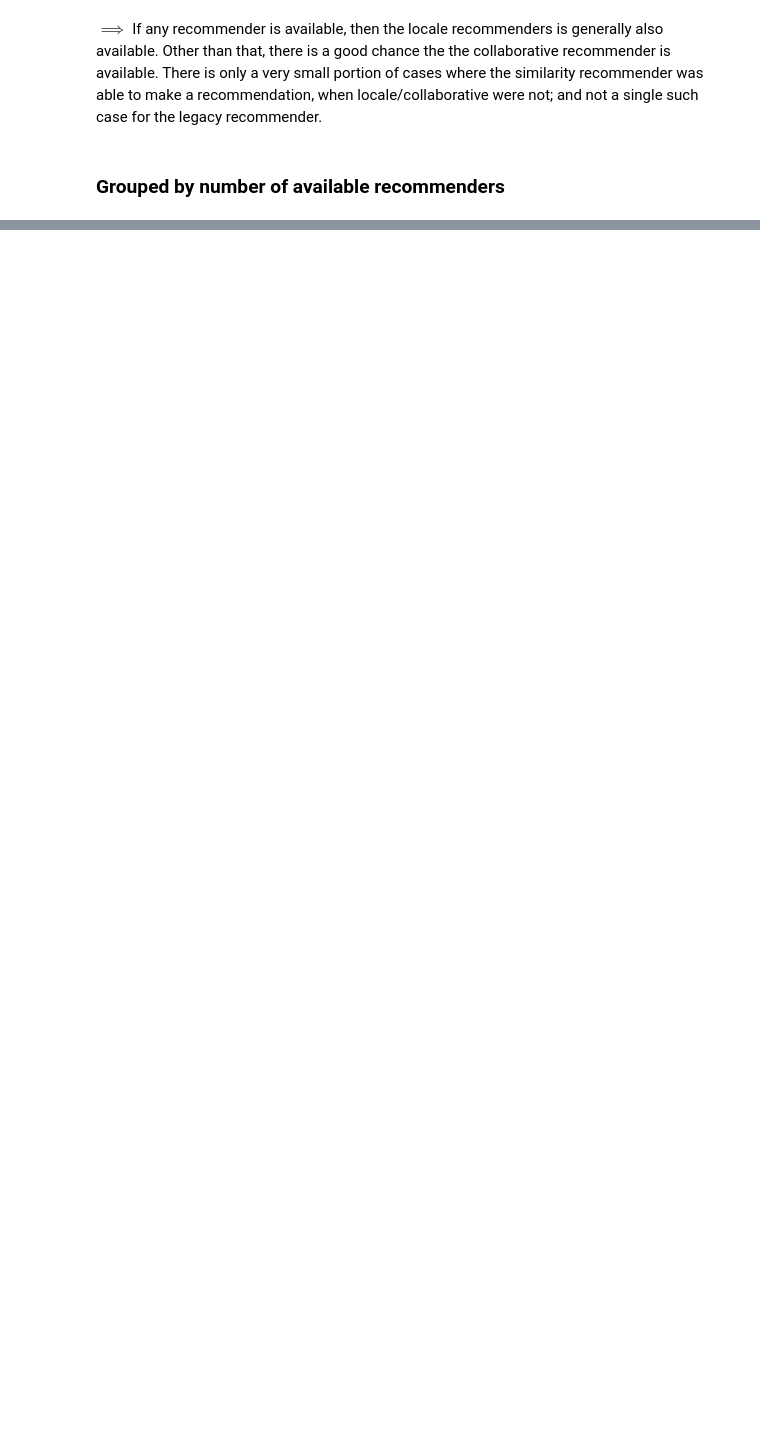
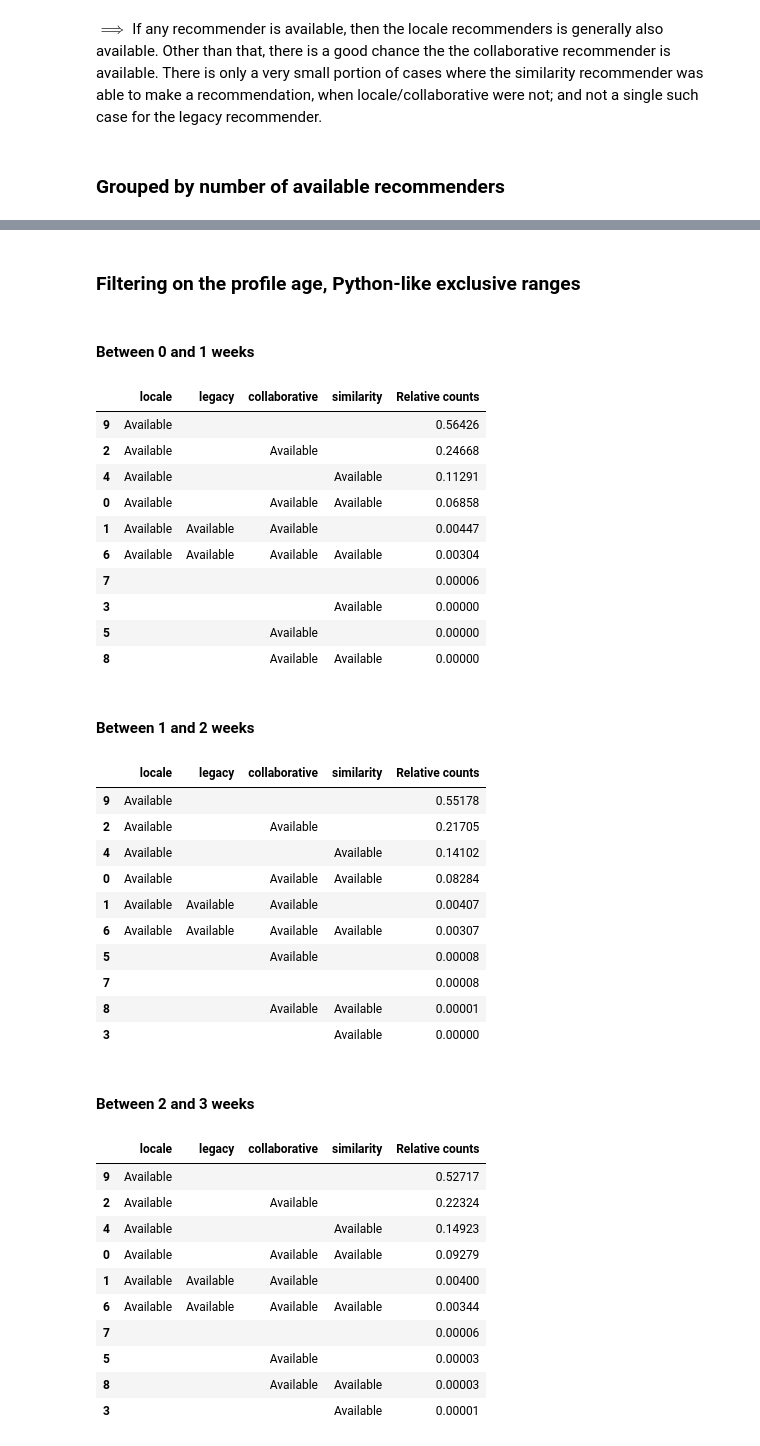
Before and after one commit to florian/taar-prototyping, a Jupyter notebook: evaluation.ipynb, the cells around one changed output, grey strips where cells are left out. Saved outputs shown, nothing was run; the diff lists cells and outputs as text; code cells hidden in the pictures; blank space fills up the shorter version.

```diff
--- a/evaluation.ipynb
+++ b/evaluation.ipynb
@@ -276,0 +341,67 @@ for num, group in groupby(sorted(results.keys(), key=sum), sum):
+# %%
+def display_individual_filtered_results(conditioned_results, combinations):
+    display(Markdown("### Filtering on the profile age, Python-like exclusive ranges"))
+
+    counts = []
+    titles = []
+
+    columns = recommenders.keys() + ["Relative counts"]
+
+    for key in conditions:
+        sub_results = conditioned_results[key]
+        values = [sub_results[sub_key] for sub_key in combinations]
+        summed = sum(values)
+
+        sub_counts = get_relative_counts(values, summed)
+        data = format_data(combinations, [sub_counts])
+        counts.append(sub_counts)
+
+        title = "Between %d and %d weeks" % key
+        titles.append(title)
+        display(Markdown("#### %s" % title))
+
+        df = DataFrame(columns=columns, data=data)
+        df = sorted_dataframe(df, values)
+        display(df)
+
+    return counts, titles
+# %%
+counts, titles = display_individual_filtered_results(conditioned_results, combinations)
+# %% [output]
+### Filtering on the profile age, Python-like exclusive ranges
+#### Between 0 and 1 weeks
+|  | locale | legacy | collaborative | similarity | Relative counts |
+| 9 | Available |  |  |  | 0.56426 |
+| 2 | Available |  | Available |  | 0.24668 |
+| 4 | Available |  |  | Available | 0.11291 |
+| 0 | Available |  | Available | Available | 0.06858 |
+| 1 | Available | Available | Available |  | 0.00447 |
+| 6 | Available | Available | Available | Available | 0.00304 |
+| 7 |  |  |  |  | 0.00006 |
+| 3 |  |  |  | Available | 0.00000 |
+| 5 |  |  | Available |  | 0.00000 |
+| 8 |  |  | Available | Available | 0.00000 |
+#### Between 1 and 2 weeks
+|  | locale | legacy | collaborative | similarity | Relative counts |
+| 9 | Available |  |  |  | 0.55178 |
+| 2 | Available |  | Available |  | 0.21705 |
+| 4 | Available |  |  | Available | 0.14102 |
+| 0 | Available |  | Available | Available | 0.08284 |
+| 1 | Available | Available | Available |  | 0.00407 |
+| 6 | Available | Available | Available | Available | 0.00307 |
+| 5 |  |  | Available |  | 0.00008 |
+| 7 |  |  |  |  | 0.00008 |
+| 8 |  |  | Available | Available | 0.00001 |
+| 3 |  |  |  | Available | 0.00000 |
+#### Between 2 and 3 weeks
+|  | locale | legacy | collaborative | similarity | Relative counts |
+| 9 | Available |  |  |  | 0.52717 |
+| 2 | Available |  | Available |  | 0.22324 |
+| 4 | Available |  |  | Available | 0.14923 |
+| 0 | Available |  | Available | Available | 0.09279 |
+| 1 | Available | Available | Available |  | 0.00400 |
+| 6 | Available | Available | Available | Available | 0.00344 |
+| 7 |  |  |  |  | 0.00006 |
+| 5 |  |  | Available |  | 0.00003 |
+| 8 |  |  | Available | Available | 0.00003 |
+| 3 |  |  |  | Available | 0.00001 |
```
Also changed, not shown: parts of 30 cells of this notebook.
